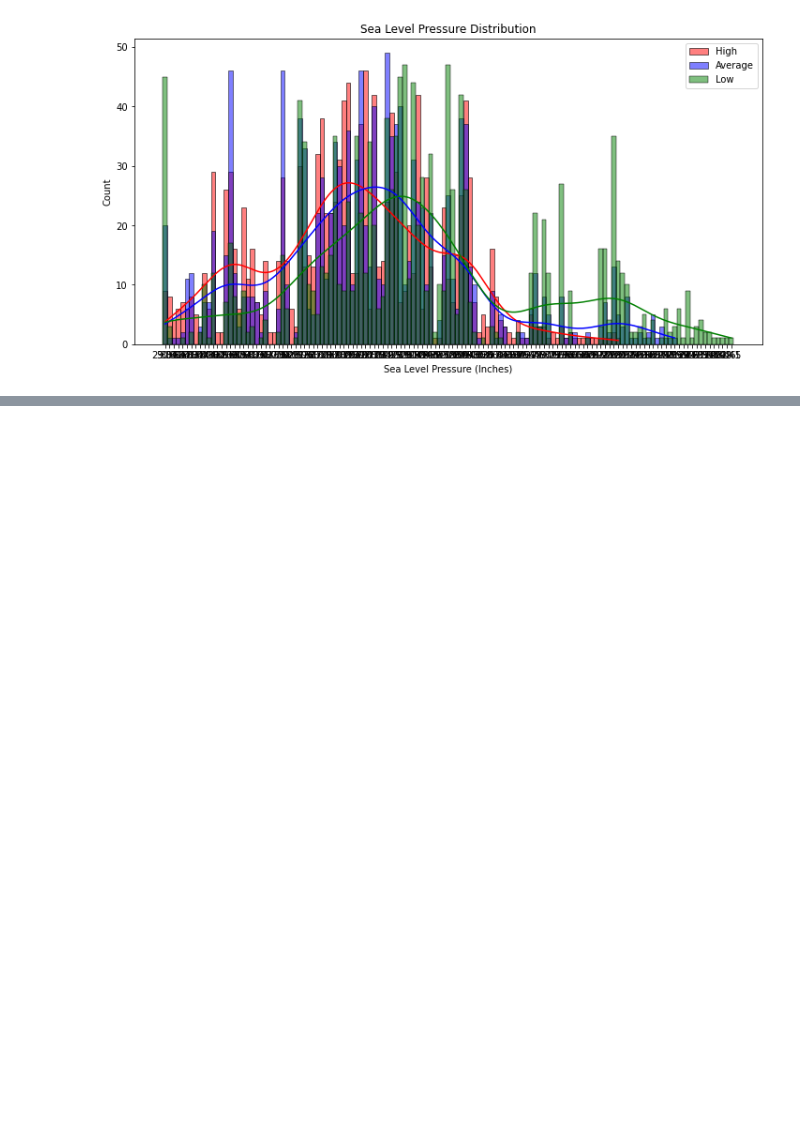
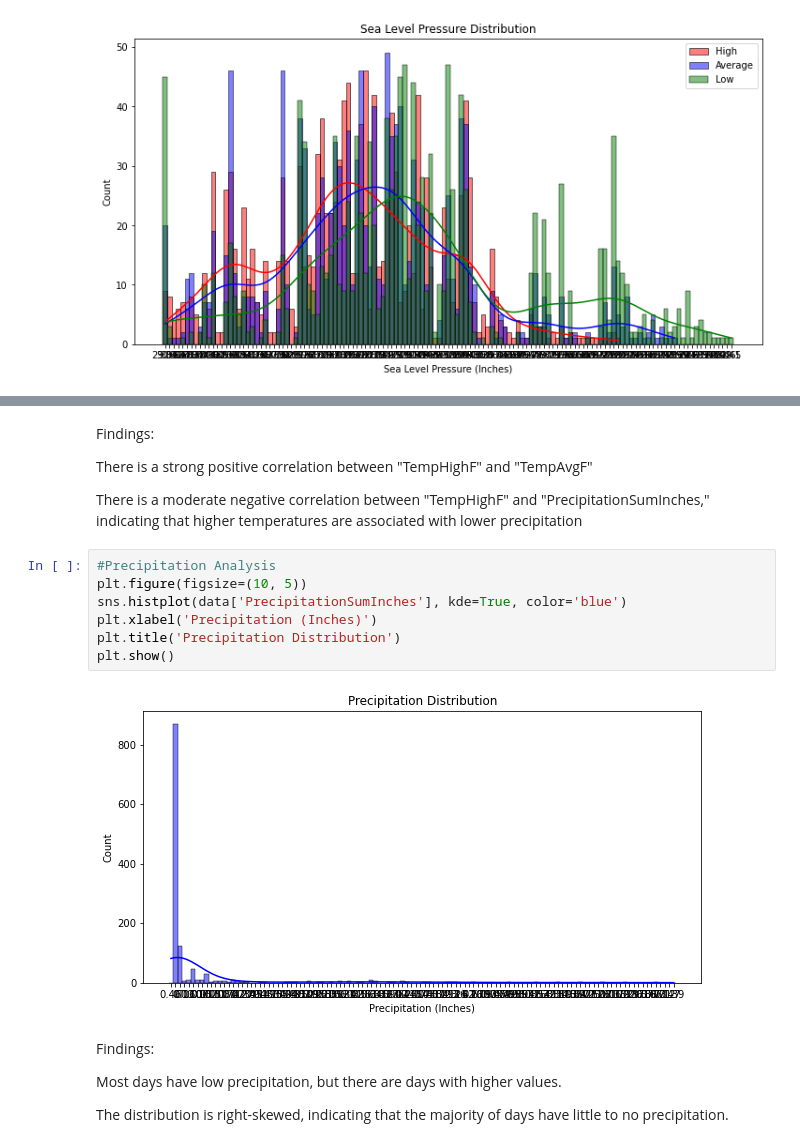
Before and after one commit to pubuduarosha/py-passpaper2022, a Jupyter notebook: Q2_a.ipynb, the cells around one changed output, grey strips where cells are left out. Cells and saved outputs as stored; diff of their text form; blank space fills up the shorter version.

```diff
--- a/Q2_a.ipynb
+++ b/Q2_a.ipynb
@@ -212,0 +210,21 @@ There is a moderate negative correlation between "TempHighF" and "PrecipitationS
+# %% [markdown]
+Findings:
+
+There is a strong positive correlation between "TempHighF" and "TempAvgF"
+
+There is a moderate negative correlation between "TempHighF" and "PrecipitationSumInches," indicating that higher temperatures are associated with lower precipitation
+# %%
+#Precipitation Analysis
+plt.figure(figsize=(10, 5))
+sns.histplot(data['PrecipitationSumInches'], kde=True, color='blue')
+plt.xlabel('Precipitation (Inches)')
+plt.title('Precipitation Distribution')
+plt.show()
+# %% [output]
+[figure, added]
+# %% [markdown]
+Findings:
+
+Most days have low precipitation, but there are days with higher values.
+
+The distribution is right-skewed, indicating that the majority of days have little to no precipitation.
```
Also changed, not shown: parts of 17 cells of this notebook, 1 other file.
